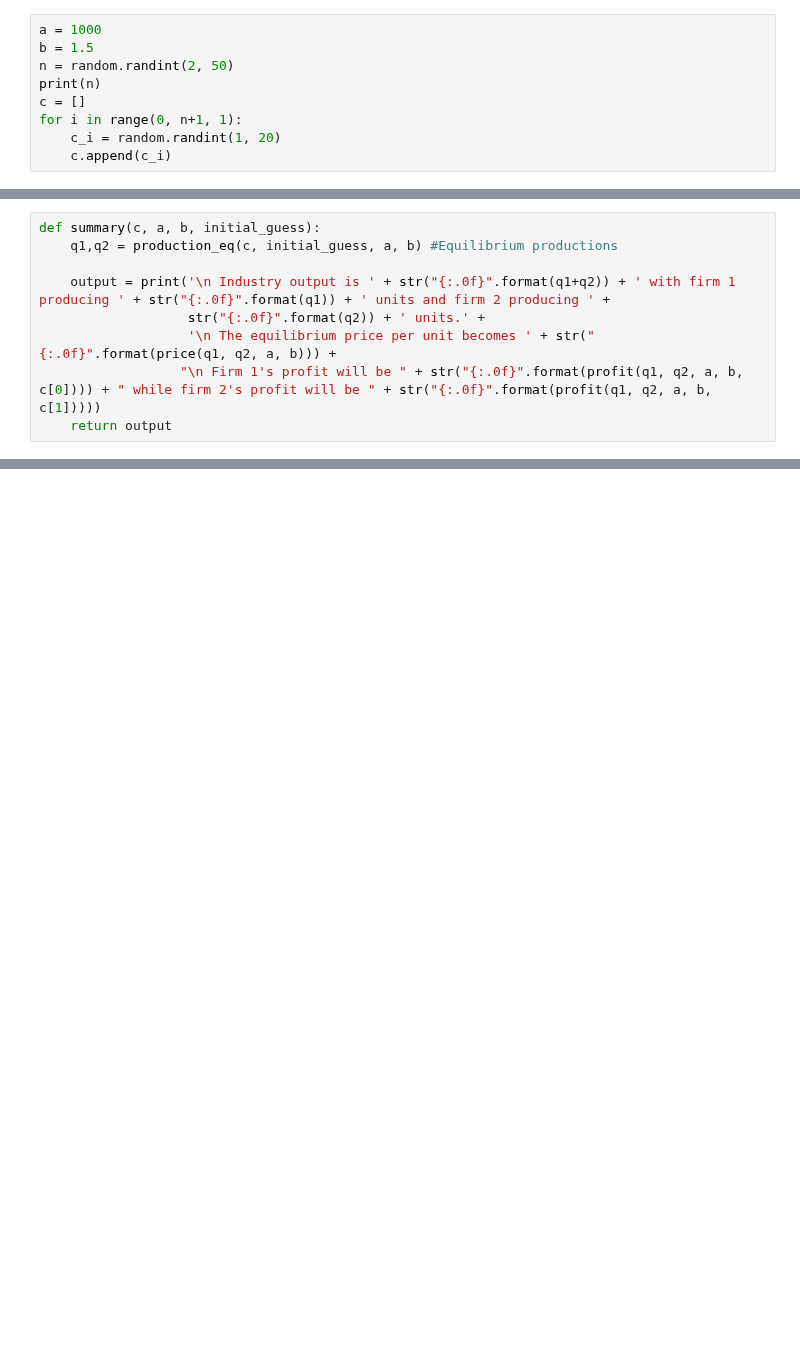
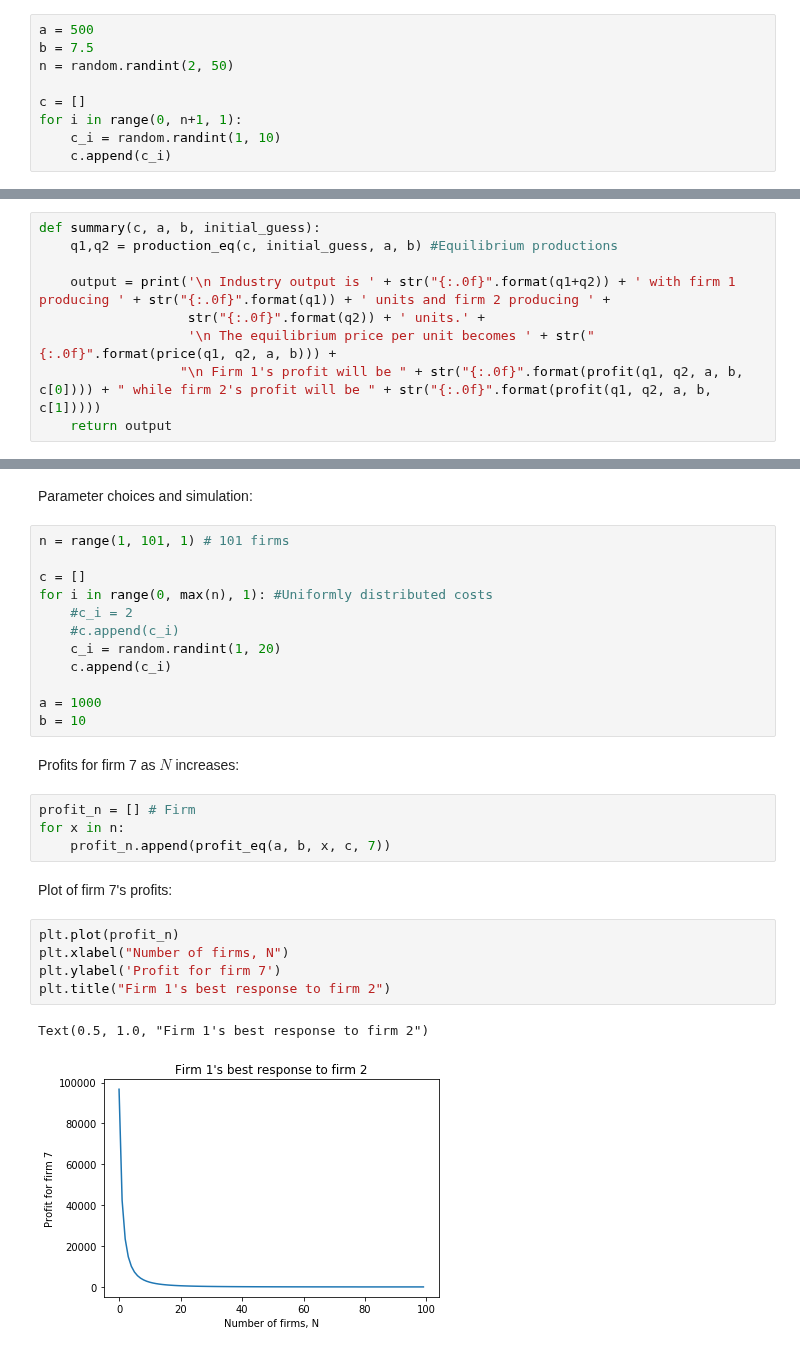
Before and after one commit to NumEconCopenhagen/projects-2019-wms, a Jupyter notebook: modelproject/modelproject.ipynb, the cells around one changed output, grey strips where cells are left out. Drawn from its saved outputs; the diff is of its cells as text; blank space fills up the shorter version.

```diff
--- a/modelproject/modelproject.ipynb
+++ b/modelproject/modelproject.ipynb
@@ -330,9 +320,9 @@ def profit_eq(a, b, n, c, i):
 # %%
-a = 1000
-b = 1.5
+a = 500
+b = 7.5
 n = random.randint(2, 50)
-print(n)
+
 c = []
 for i in range(0, n+1, 1):
-    c_i = random.randint(1, 20)
+    c_i = random.randint(1, 10)
     c.append(c_i)
@@ -364,0 +378,30 @@ qi_eq(a, b, n, c, i=2)
+# %% [markdown]
+Parameter choices and simulation:
+# %%
+n = range(1, 101, 1) # 101 firms
+
+c = []
+for i in range(0, max(n), 1): #Uniformly distributed costs
+    #c_i = 2
+    #c.append(c_i)
+    c_i = random.randint(1, 20)
+    c.append(c_i)
+
+a = 1000
+b = 10
+# %% [markdown]
+Profits for firm 7 as $N$ increases:
+# %%
+profit_n = [] # Firm
+for x in n:
+    profit_n.append(profit_eq(a, b, x, c, 7))
+# %% [markdown]
+Plot of firm 7's profits:
+# %%
+plt.plot(profit_n)
+plt.xlabel("Number of firms, N")
+plt.ylabel('Profit for firm 7')
+plt.title("Firm 1's best response to firm 2")
+# %% [output]
+Text(0.5, 1.0, "Firm 1's best response to firm 2")
+[figure, added]
```
Also changed, not shown: parts of 23 cells of this notebook, 2 other files.
